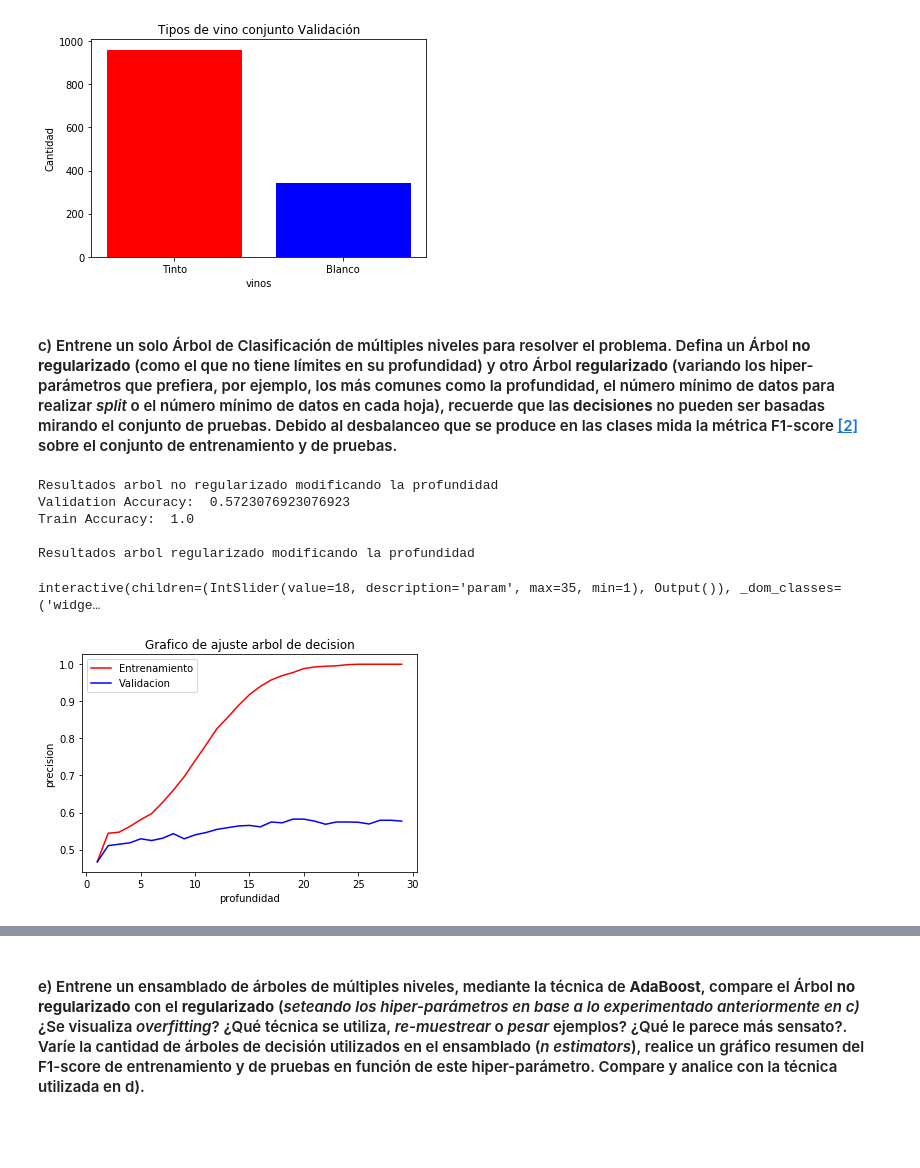
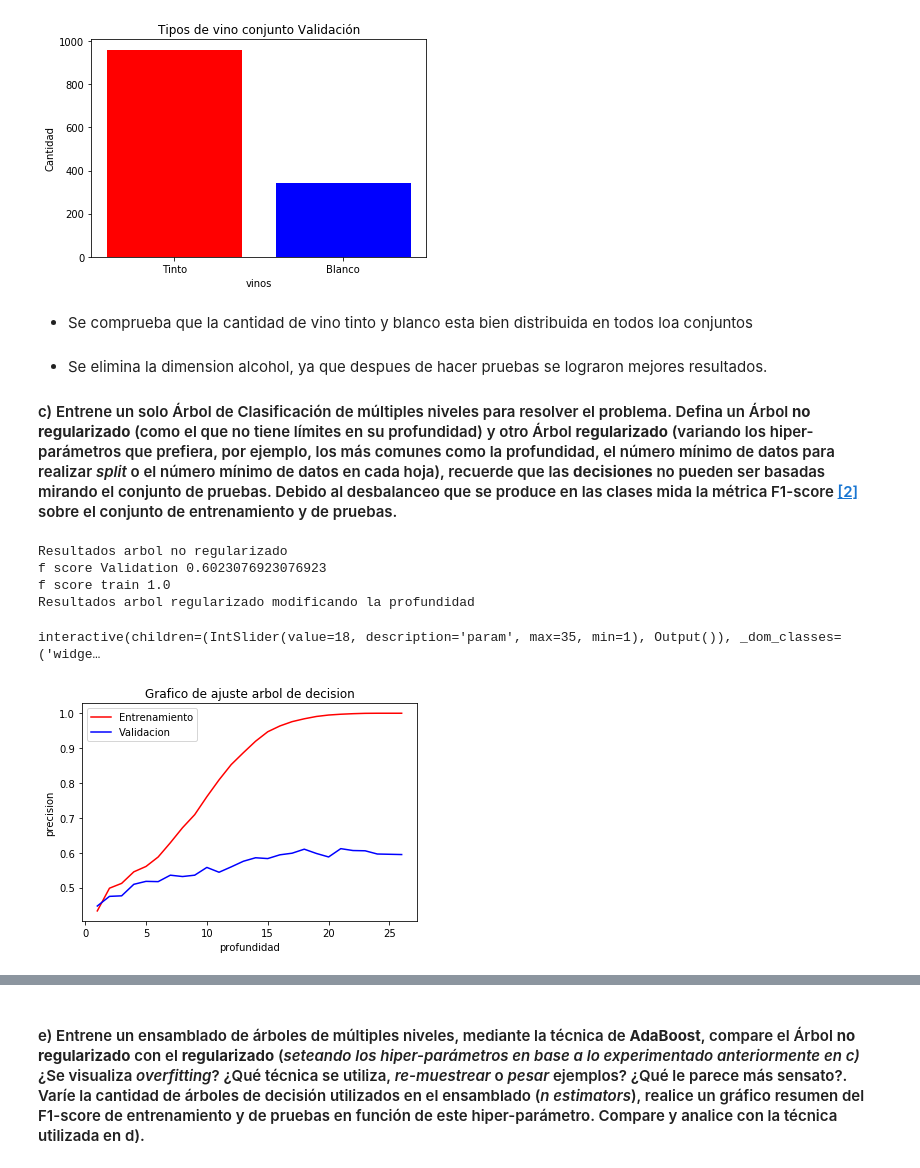
Before and after one commit to LeMythedeSisyphe/MachineLearning-Tarea3, a Jupyter notebook: MachineLaerning-Tarea3.ipynb, the cells around one changed output, grey strips where cells are left out. Saved outputs shown, nothing was run; the diff lists cells and outputs as text; code cells hidden in the pictures; blank space fills up the shorter version.

```diff
--- a/MachineLaerning-Tarea3.ipynb
+++ b/MachineLaerning-Tarea3.ipynb
@@ -137,30 +145,34 @@ plt.show()
 [figure]
 [figure]
 [figure]
+# %% [markdown]
++ Se comprueba que la cantidad de vino tinto y blanco esta bien distribuida en todos loa conjuntos
 # %%
 #Creacion conjuntos
 Y_train = df_train['quality'].values  #Variable de salida entrenamiento
 Y_val = df_val['quality'].values  #Variable de salida validacion
 Y_test = df_test['quality'].values  #Variable de salida test
-X_train = df_train.drop(["quality"],axis=1).values #Variable de entrada entrenamiento
-X_val = df_val.drop(["quality"],axis=1).values #Variable de entrada validacion
-X_test = df_test.drop(["quality"],axis=1).values #Variable de entrada test
+X_train = df_train.drop(["quality","alcohol"],axis=1).values #Variable de entrada entrenamiento
+X_val = df_val.drop(["quality","alcohol"],axis=1).values #Variable de entrada validacion
+X_test = df_test.drop(["quality","alcohol"],axis=1).values #Variable de entrada test
 # %% [markdown]
++ Se elimina la dimension alcohol, ya que despues de hacer pruebas se lograron mejores  resultados.
+
 #### c) Entrene un solo Árbol de Clasificación de múltiples niveles para resolver el problema. Defina un Árbol **no regularizado** (como el que no tiene límites en su profundidad) y otro Árbol **regularizado** (variando los hiper-parámetros que prefiera, por ejemplo, los más comunes como la profundidad, el número mínimo de datos para realizar *split* o el número mínimo de datos en cada hoja), recuerde que las **decisiones** no pueden ser basadas mirando el conjunto de pruebas. Debido al desbalanceo que se produce en las clases mida la métrica F1-score [[2]](#refs) sobre el conjunto de entrenamiento y de pruebas.
 # %%
 from ipywidgets import interactive
 from sklearn.tree import DecisionTreeClassifier as Tree
+from sklearn.metrics import f1_score
 
-print("Resultados arbol no regularizado modificando la profundidad")
-
-
+#Arbol no regularizado
+print("Resultados arbol no regularizado")
 model= Tree()
 model.set_params(criterion='gini',splitter='best')
 model.fit(X_train,Y_train)
-print("Validation Accuracy: ",model.score(X_val,Y_val))
-print("Train Accuracy: ",model.score(X_train,Y_train),"\n")
-
-
+y_pred=model.predict(X_val)
+print("f score Validation",f1_score(Y_val, y_pred,average='micro'))
+y_pred=model.predict(X_train)
+print("f score train",f1_score(Y_train, y_pred,average='micro'))
 
 #Arbol regularizado
 print("Resultados arbol regularizado modificando la profundidad")
@@ -171,8 +183,10 @@ def train_model(param):
     model= Tree()
     model.set_params(max_depth=param,criterion='gini',splitter='best')
     model.fit(X_train,Y_train)
-    print("Validation Accuracy: ",model.score(X_val,Y_val))
-    print("Train Accuracy: ",model.score(X_train,Y_train))
+    y_pred=model.predict(X_val)
+    print("f score Validation",f1_score(Y_val, y_pred,average='micro'))
+    y_pred=model.predict(X_train)
+    print("f score train",f1_score(Y_train, y_pred,average='micro'))
     return model
 
 #Profundidad
@@ -180,35 +194,34 @@ p_min = 1
 p_max = 35
 interactive(visualize_border_interactive,param=(p_min,p_max))
 # %% [output]
-Resultados arbol no regularizado modificando la profundidad
-Validation Accuracy:  0.5723076923076923
-Train Accuracy:  1.0
-
+Resultados arbol no regularizado
+f score Validation 0.6023076923076923
+f score train 1.0
 Resultados arbol regularizado modificando la profundidad
 interactive(children=(IntSlider(value=18, description='param', max=35, min=1), Output()), _dom_classes=('widge…
 # %%
-# Grafico de ajuste del árbol de decisión
+# Grafico de ajuste del árbol regularizado
 train_prec =  []
 eval_prec = []
-max_deep_list = list(range(1, 30))
+max_deep_list = list(range(1, 27))
 
 for deep in max_deep_list:
     model= Tree()
     model.set_params(max_depth=deep,criterion='gini',splitter='best') #se probo con entropy y se llego a lo mismo
     model.fit(X_train,Y_train)
     train_prec.append(model.score(X_train,Y_train))
     eval_prec.append(model.score(X_val,Y_val))
 
 # graficar los resultados.
 plt.plot(max_deep_list, train_prec, color='r', label='Entrenamiento')
 plt.plot(max_deep_list, eval_prec, color='b', label='Validacion')
 plt.title('Grafico de ajuste arbol de decision')
 plt.legend()
 plt.ylabel('precision')
 plt.xlabel('profundidad')
 plt.show()
 # %% [output]
-[figure, old version]
+[figure, new version]
 # %% [markdown]
 + Calcule la puntuación F1, también conocida como puntuación F equilibrada o medida F
 + El puntaje de F1 se puede interpretar como un promedio ponderado de la precisión y el recuerdo, donde un puntaje de F1 alcanza su mejor valor con 1 y el peor puntaje con 0. La contribución relativa de la precisión y el recuerdo al puntaje de F1 son iguales. La fórmula para el puntaje de F1 es:
```
Also changed, not shown: parts of 14 cells of this notebook.
